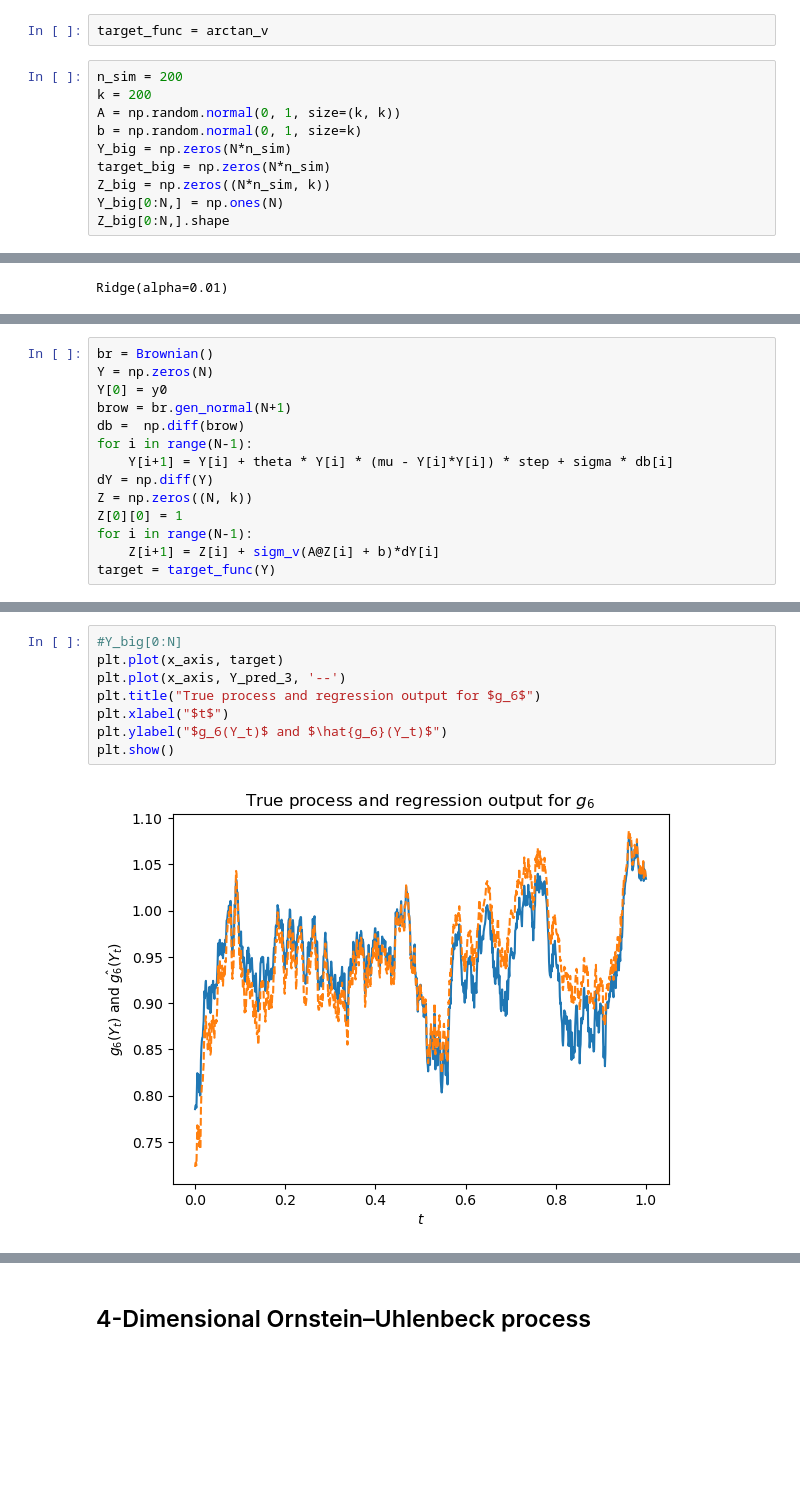
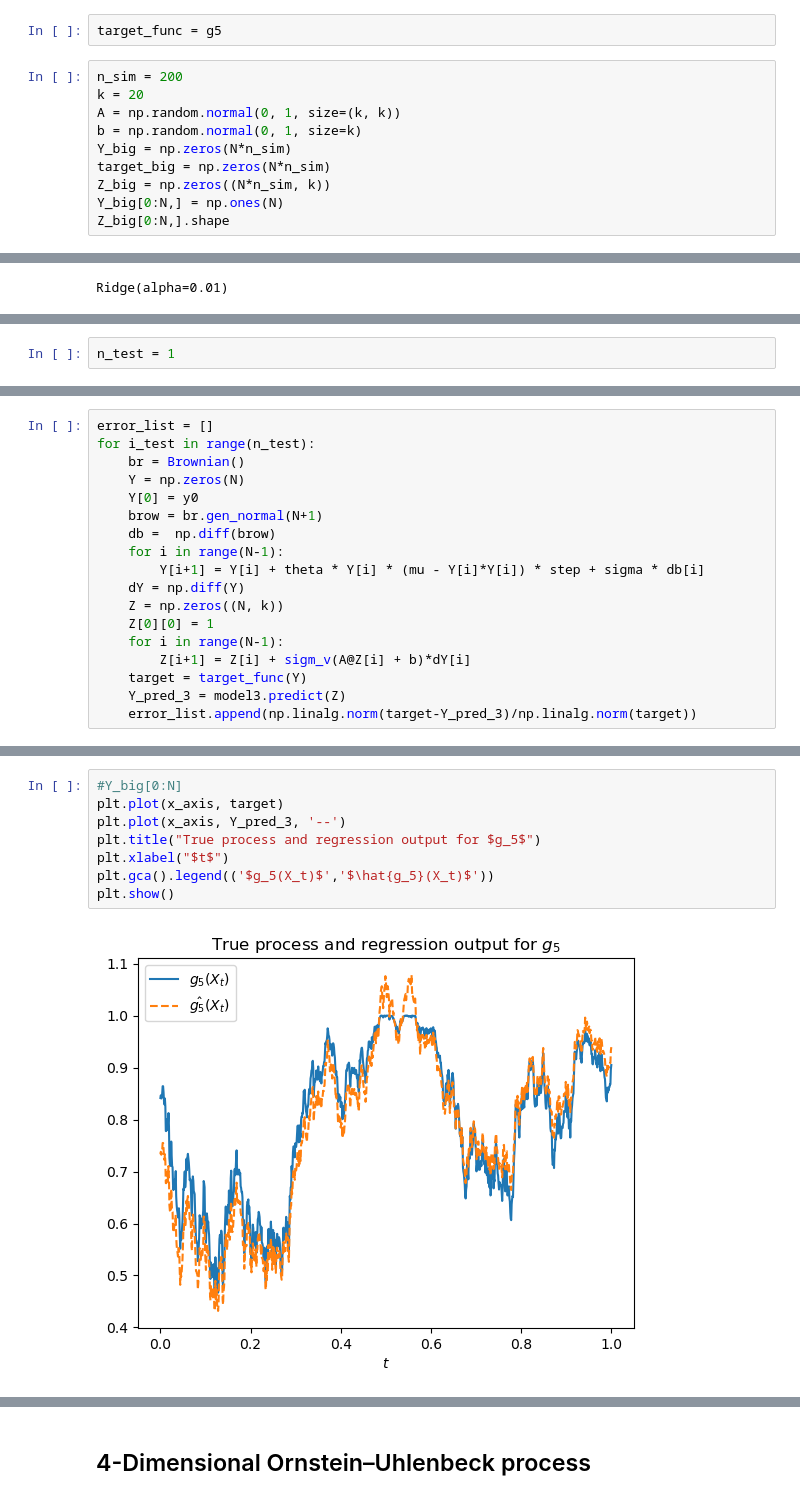
Before and after one commit to vdrvar/signature_randomization_differential-equations, a Jupyter notebook: simulations_non_linearities.ipynb, the cells around one changed output, grey strips where cells are left out. Drawn from its saved outputs; the diff is of its cells as text; blank space fills up the shorter version.

```diff
--- a/simulations_non_linearities.ipynb
+++ b/simulations_non_linearities.ipynb
@@ -250,10 +249,10 @@ plt.show()
 # %% [markdown]
 ### Simulating n_sim times and testing out of sample with Gaussians - $g_1$ to $g_6$
 # %%
-target_func = arctan_v
+target_func = g5
 # %%
 n_sim = 200
-k = 200
+k = 20
 A = np.random.normal(0, 1, size=(k, k))
 b = np.random.normal(0, 1, size=k)
 Y_big = np.zeros(N*n_sim)
@@ -319,0 +306,2 @@ coefficients: [ 0.06017969  0.07176536  0.09191249  0.00542572 -0.09838812 -0.07
+# %%
+n_test = 1
@@ -320,14 +310,18 @@ coefficients: [ 0.06017969  0.07176536  0.09191249  0.00542572 -0.09838812 -0.07
 # %%
-br = Brownian()
-Y = np.zeros(N)
-Y[0] = y0
-brow = br.gen_normal(N+1)
-db =  np.diff(brow)
-for i in range(N-1):
-    Y[i+1] = Y[i] + theta * Y[i] * (mu - Y[i]*Y[i]) * step + sigma * db[i]
-dY = np.diff(Y)
-Z = np.zeros((N, k))
-Z[0][0] = 1
-for i in range(N-1):
-    Z[i+1] = Z[i] + sigm_v(A@Z[i] + b)*dY[i]
-target = target_func(Y)
+error_list = []
+for i_test in range(n_test):
+    br = Brownian()
+    Y = np.zeros(N)
+    Y[0] = y0
+    brow = br.gen_normal(N+1)
+    db =  np.diff(brow)
+    for i in range(N-1):
+        Y[i+1] = Y[i] + theta * Y[i] * (mu - Y[i]*Y[i]) * step + sigma * db[i]
+    dY = np.diff(Y)
+    Z = np.zeros((N, k))
+    Z[0][0] = 1
+    for i in range(N-1):
+        Z[i+1] = Z[i] + sigm_v(A@Z[i] + b)*dY[i]
+    target = target_func(Y)
+    Y_pred_3 = model3.predict(Z)
+    error_list.append(np.linalg.norm(target-Y_pred_3)/np.linalg.norm(target))
@@ -336,10 +328,10 @@ Y_pred_3 = model3.predict(Z)
 # %%
 #Y_big[0:N]
 plt.plot(x_axis, target)
 plt.plot(x_axis, Y_pred_3, '--')
-plt.title("True process and regression output for $g_6$")
+plt.title("True process and regression output for $g_5$")
 plt.xlabel("$t$")
-plt.ylabel("$g_6(Y_t)$ and $\hat{g_6}(Y_t)$")
+plt.gca().legend(('$g_5(X_t)$','$\hat{g_5}(X_t)$'))
 plt.show()
 # %% [output]
-[figure, old version]
+[figure, new version]
```
Also changed, not shown: parts of 55 cells of this notebook, 5 other files.
